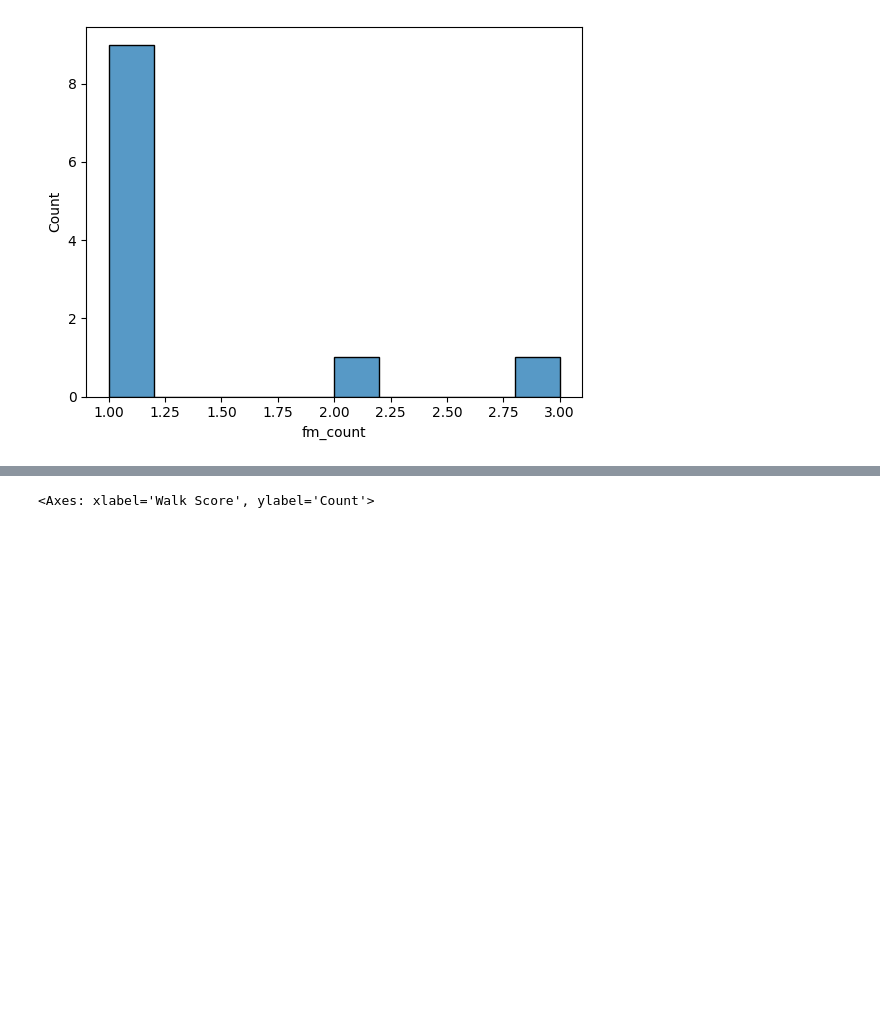
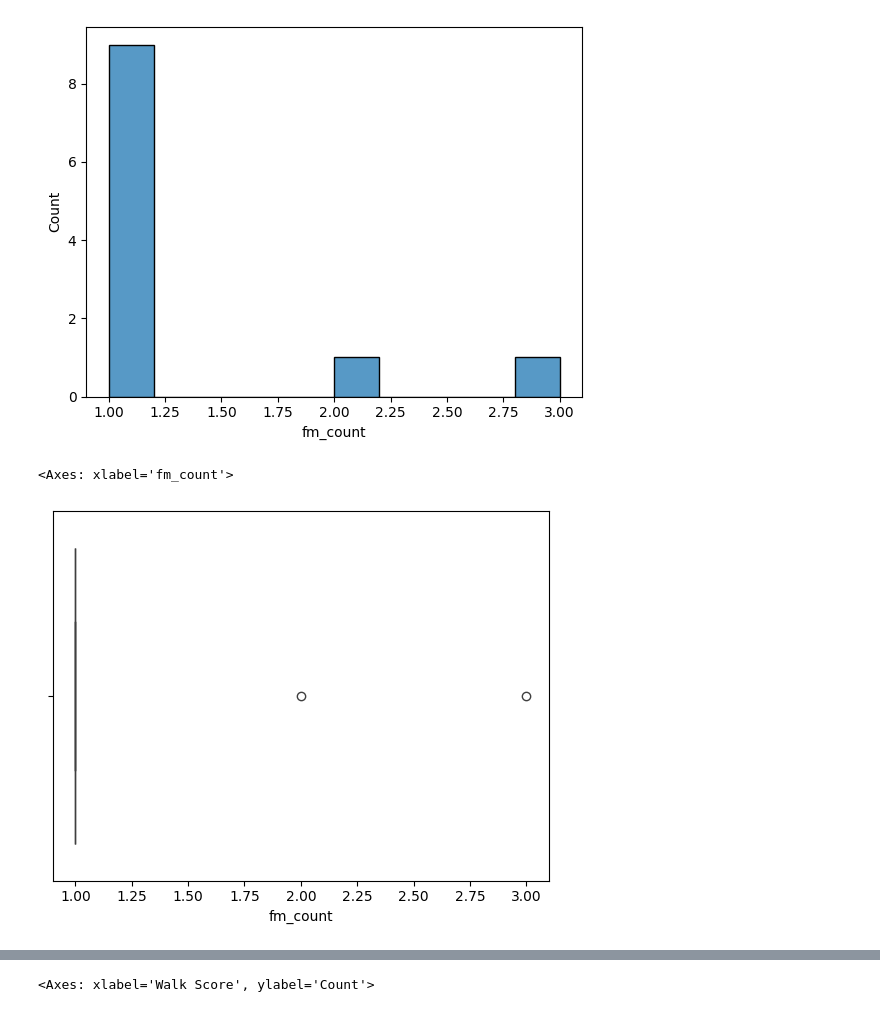
Before and after one commit to andrewnoonan2004/INFSCI-0510, a Jupyter notebook: final-project.ipynb, the cells around one changed output, grey strips where cells are left out. Drawn from its saved outputs; the diff is of its cells as text; code cells hidden in the pictures; blank space fills up the shorter version.

```diff
--- a/final-project.ipynb
+++ b/final-project.ipynb
@@ -279,3 +329,8 @@ sns.histplot(data=num_farmers_markets, x=num_farmers_markets['fm_count'], bins=1
 # %% [output]
 <Axes: xlabel='fm_count', ylabel='Count'>
 [figure]
+# %%
+sns.boxplot(data=num_farmers_markets, x='fm_count')
+# %% [output]
+<Axes: xlabel='fm_count'>
+[figure, added]
```
Also changed, not shown: parts of 12 cells of this notebook.
